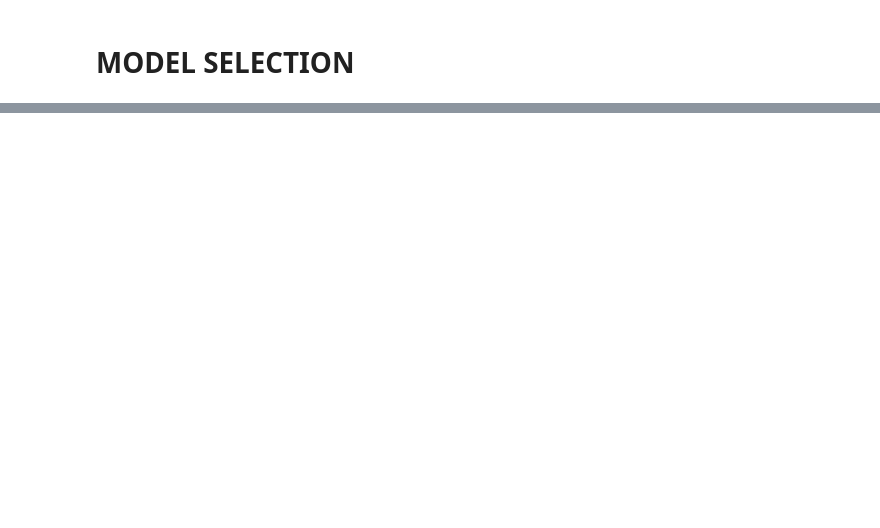
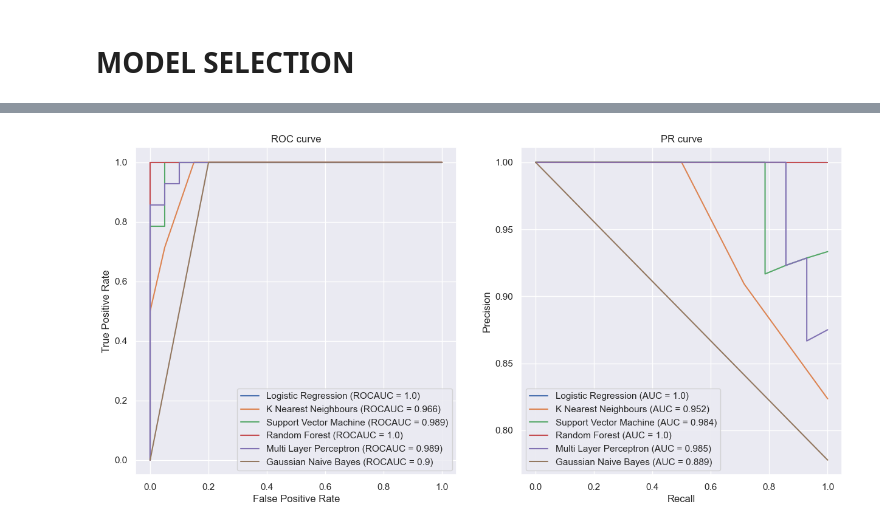
Before and after one commit to mdkhurshidjahan/geneExpression, a Jupyter notebook: Untitled.ipynb, the cells around one changed output, grey strips where cells are left out. Cells and saved outputs as stored; diff of their text form; code cells hidden in the pictures; blank space fills up the shorter version.

```diff
--- a/Untitled.ipynb
+++ b/Untitled.ipynb
@@ -221,0 +300,22 @@ plt.show()
+# %%
+fig, (roc,pr) = plt.subplots(nrows=1, ncols=2, sharex=True, figsize=(15, 7))
+
+#ROC
+for clf in ROC_results.keys():
+    roc.plot(ROC_results[clf][0], ROC_results[clf][1], label=f'{clf} (ROCAUC = {round(ROC_results[clf][2],3)})');
+
+roc.set_xlabel('False Positive Rate')
+roc.set_ylabel('True Positive Rate')
+roc.set_title('ROC curve')
+roc.legend();
+
+#PR
+for clf in PR_results.keys():
+    pr.plot(PR_results[clf][1], PR_results[clf][0], label=f'{clf} (AUC = {round(PR_results[clf][2],3)})')
+
+pr.set_xlabel('Recall')
+pr.set_ylabel('Precision')
+pr.set_title('PR curve')
+pr.legend();
+# %% [output]
+[figure, added]
```
Also changed, not shown: parts of 4 cells of this notebook.
